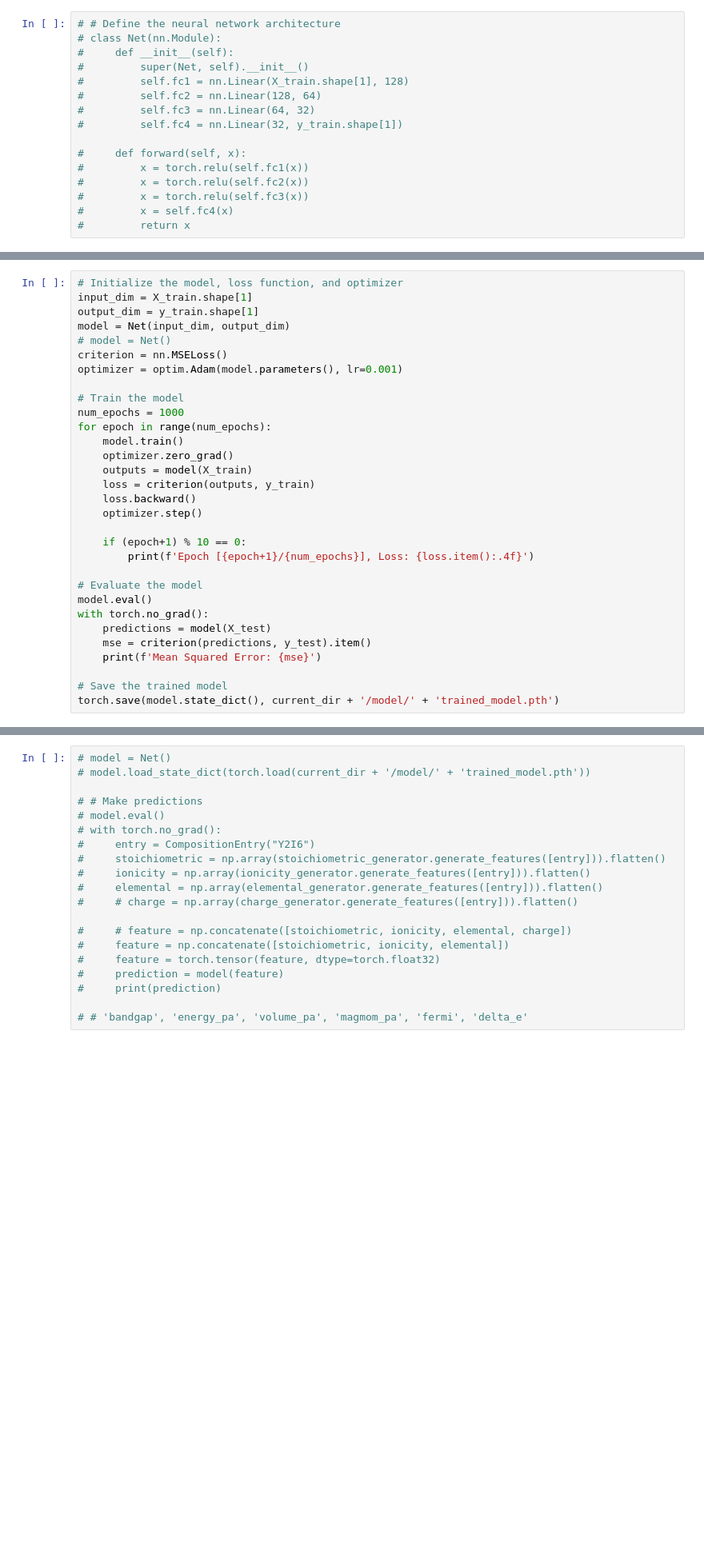
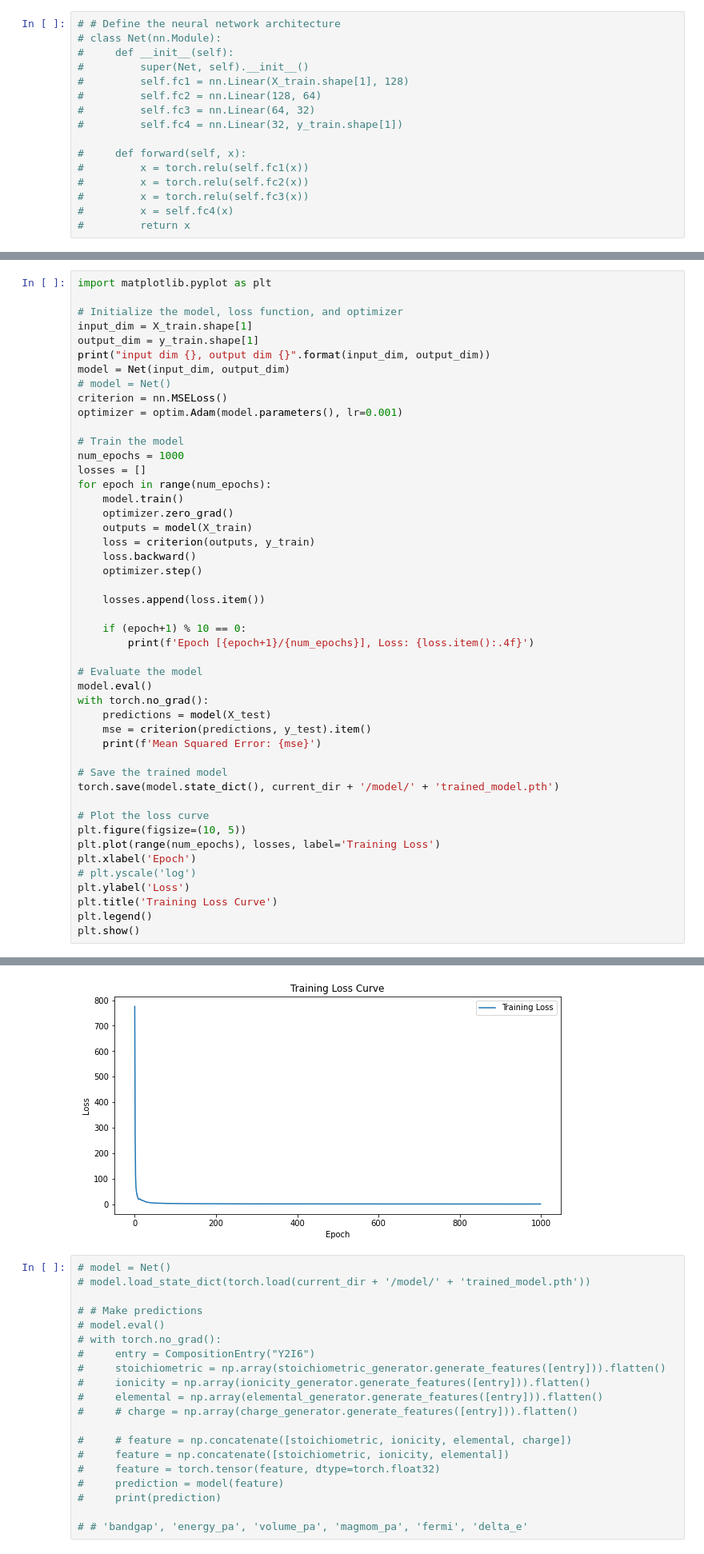
Before and after one commit to Eric-xin/Chem_ML, a Jupyter notebook: Chem_ML.ipynb, the cells around one changed output, grey strips where cells are left out. Shown: that part at 80% size. Cells and saved outputs as stored; diff of their text form; blank space fills up the shorter version.

Commit message:
update model and add loss curve

```diff
--- a/Chem_ML.ipynb
+++ b/Chem_ML.ipynb
@@ -299,9 +301,12 @@ from model.simple_model import Net
 # from model.model import Net
 # from model.residue import Net
 # %%
+import matplotlib.pyplot as plt
+
 # Initialize the model, loss function, and optimizer
 input_dim = X_train.shape[1]
 output_dim = y_train.shape[1]
+print("input dim {}, output dim {}".format(input_dim, output_dim))
 model = Net(input_dim, output_dim)
 # model = Net()
 criterion = nn.MSELoss()
@@ -309,6 +314,7 @@ optimizer = optim.Adam(model.parameters(), lr=0.001)
 
 # Train the model
 num_epochs = 1000
+losses = []
 for epoch in range(num_epochs):
     model.train()
     optimizer.zero_grad()
@@ -316,6 +322,8 @@ for epoch in range(num_epochs):
     loss = criterion(outputs, y_train)
     loss.backward()
     optimizer.step()
+
+    losses.append(loss.item())
 
     if (epoch+1) % 10 == 0:
         print(f'Epoch [{epoch+1}/{num_epochs}], Loss: {loss.item():.4f}')
@@ -329,4 +337,14 @@ with torch.no_grad():
 
 # Save the trained model
 torch.save(model.state_dict(), current_dir + '/model/' + 'trained_model.pth')
+
+# Plot the loss curve
+plt.figure(figsize=(10, 5))
+plt.plot(range(num_epochs), losses, label='Training Loss')
+plt.xlabel('Epoch')
+# plt.yscale('log')
+plt.ylabel('Loss')
+plt.title('Training Loss Curve')
+plt.legend()
+plt.show()
 # %% [output]
@@ -350,3 +368,4 @@ Mean Squared Error: 1.3779747486114502
+[figure, added]
 # %%
 # model = Net()
 # model.load_state_dict(torch.load(current_dir + '/model/' + 'trained_model.pth'))
```
Also changed, not shown: parts of 3 cells of this notebook, 3 other files.
